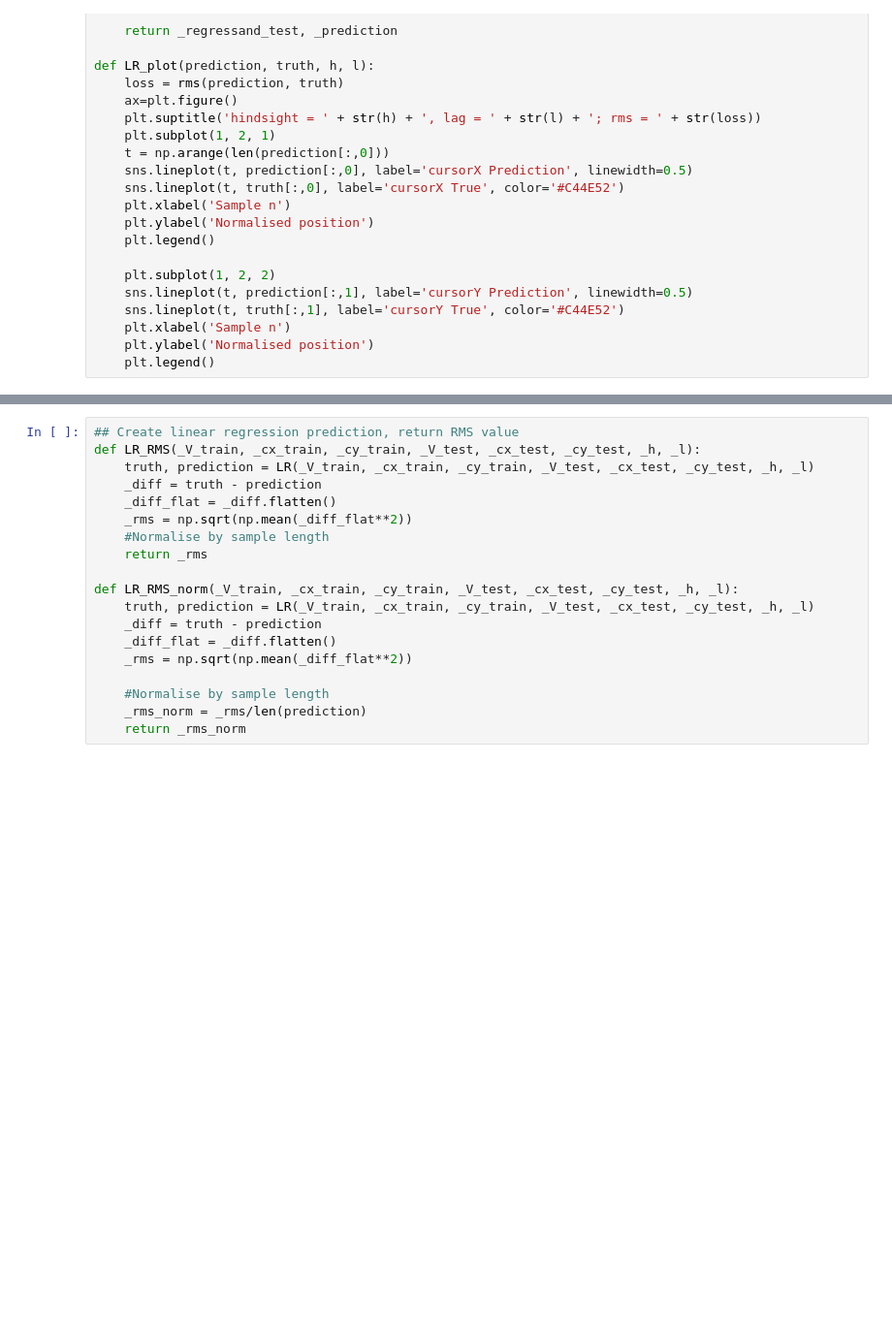
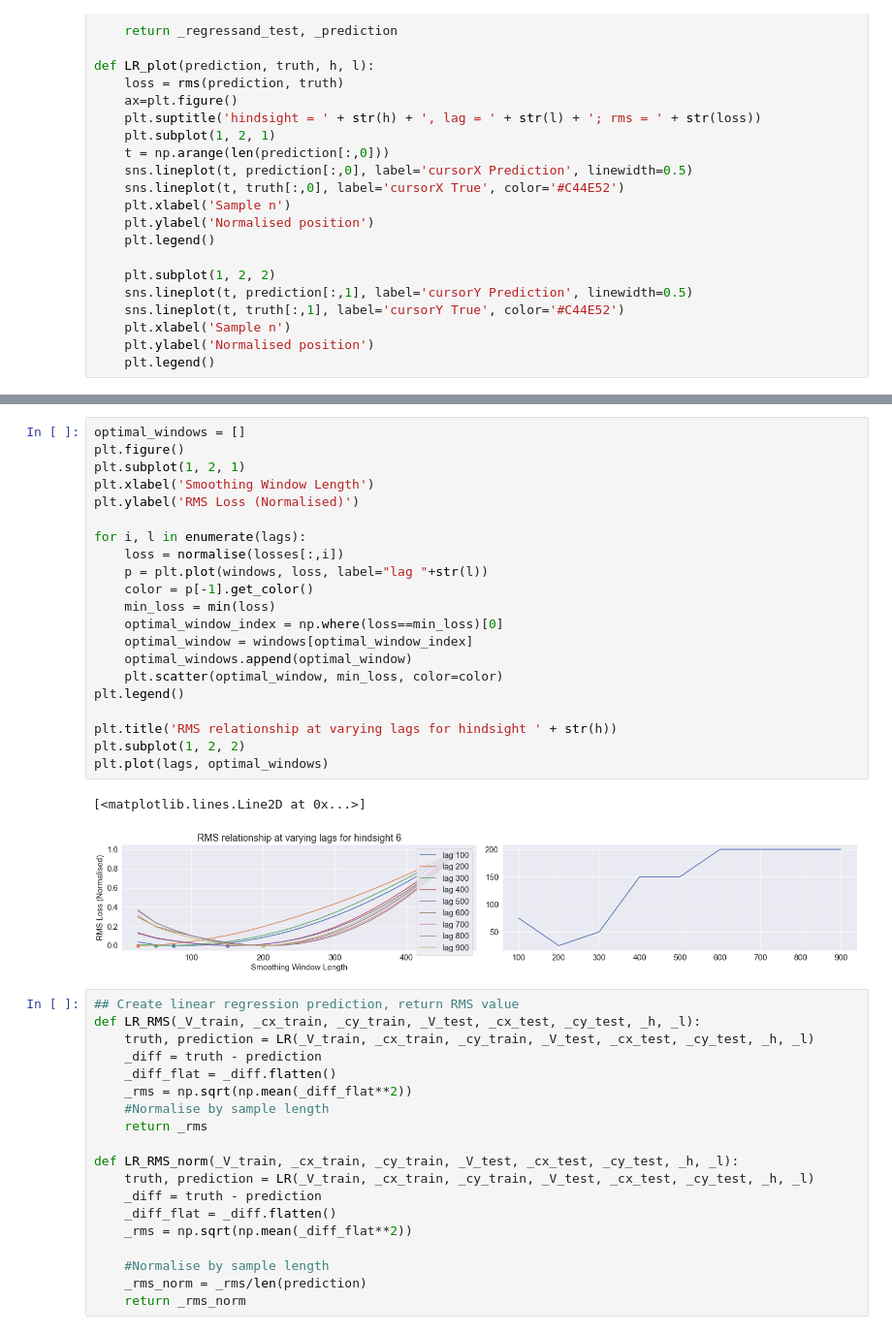
Before and after one commit to rnatarajan98/eCoG_Joystick_Analysis, a Jupyter notebook: GLM.ipynb, the cells around one changed output, grey strips where cells are left out. Shown at 97% size. Cells and saved outputs as stored; diff of their text form; blank space fills up the shorter version.

```diff
--- a/GLM.ipynb
+++ b/GLM.ipynb
@@ -189,3 +289,27 @@ print(rms(truth, prediction))
+# %%
+optimal_windows = []
+plt.figure()
+plt.subplot(1, 2, 1)
+plt.xlabel('Smoothing Window Length')
+plt.ylabel('RMS Loss (Normalised)')
+
+for i, l in enumerate(lags):
+    loss = normalise(losses[:,i])
+    p = plt.plot(windows, loss, label="lag "+str(l))
+    color = p[-1].get_color()
+    min_loss = min(loss)
+    optimal_window_index = np.where(loss==min_loss)[0]
+    optimal_window = windows[optimal_window_index]
+    optimal_windows.append(optimal_window)
+    plt.scatter(optimal_window, min_loss, color=color)
+plt.legend()
+
+plt.title('RMS relationship at varying lags for hindsight ' + str(h))
+plt.subplot(1, 2, 2)
+plt.plot(lags, optimal_windows)
+# %% [output]
+[<matplotlib.lines.Line2D at 0x...>]
+[figure, added]
 # %%
 ## Create linear regression prediction, return RMS value
 def LR_RMS(_V_train, _cx_train, _cy_train, _V_test, _cx_test, _cy_test, _h, _l):
```
Also changed, not shown: parts of 7 cells of this notebook.
